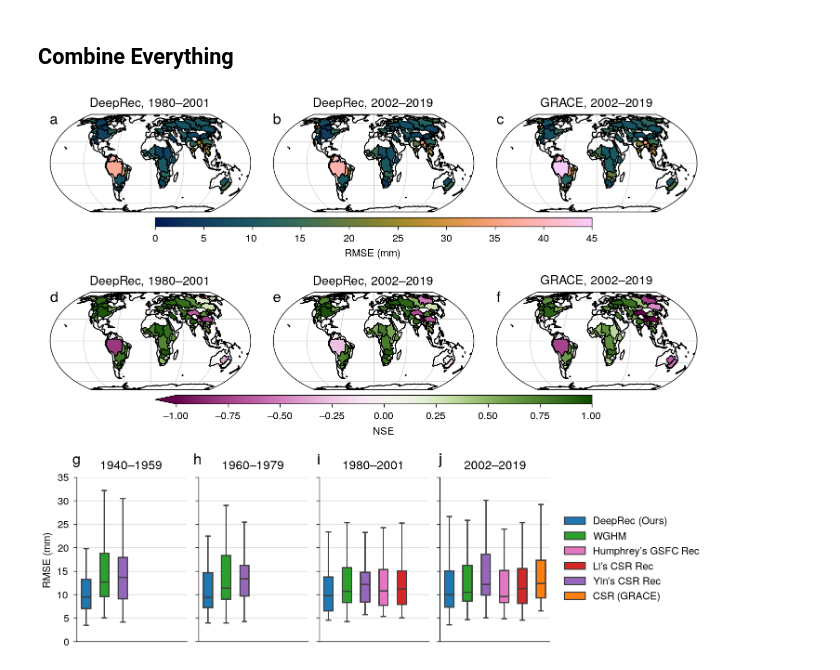
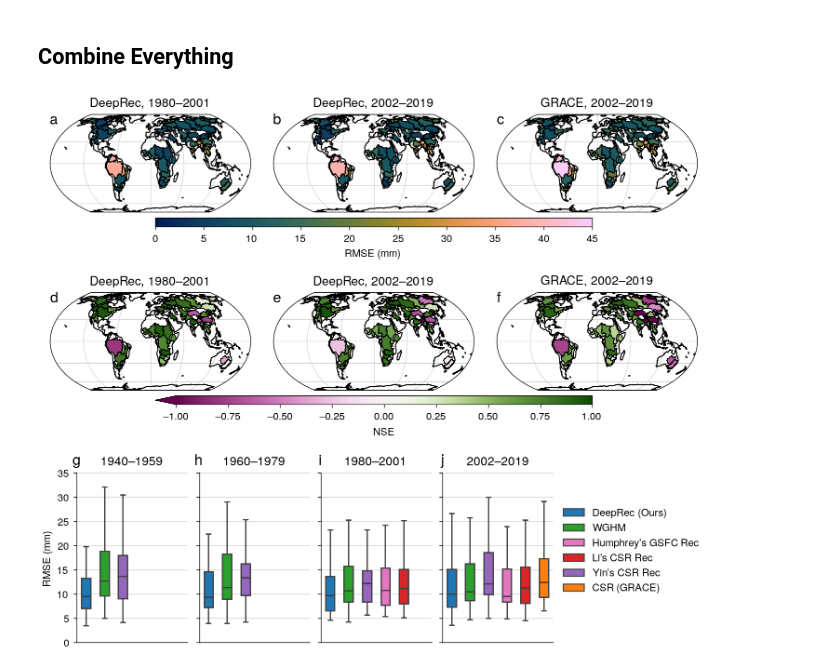
Before and after one commit to lqgentner/deeprec, a Jupyter notebook: notebooks/21-paper-plots/water-budget-closure.ipynb, the cells around one changed output. Drawn from its saved outputs; the diff is of its cells as text; code cells hidden in the pictures.

Commit message:
Water budget plot: Small changes on legend generation

```diff
--- a/notebooks/21-paper-plots/water-budget-closure.ipynb
+++ b/notebooks/21-paper-plots/water-budget-closure.ipynb
@@ -427,6 +427,9 @@ subfigs = fig.subfigures(nrows=3, hspace=0.05, height_ratios=[1, 1, 1.2])
 axs_rmse = subfigs[0].subplots(1, 3, subplot_kw={"projection": ccrs.EqualEarth()})
 axs_nse = subfigs[1].subplots(1, 3, subplot_kw={"projection": ccrs.EqualEarth()})
 axs_box = subfigs[2].subplots(1, 4, sharex=True, sharey=True)
+
+
+### MAP PLOTS ###
 
 axs_geo = [*axs_rmse, *axs_nse]
 
@@ -462,7 +465,9 @@ for ax in axs_geo:
 subfigs[0].colorbar(p_rmse, ax=axs_rmse, label="RMSE (mm)", **rmse_cbar_kwargs)
 subfigs[0].colorbar(p_nse, ax=axs_nse, label="NSE", **nse_cbar_kwargs)
 
-# Boxplots
+
+### BOXPLOTS ###
+
 locator = ticker.MultipleLocator(10)
 
 # Iterate over different time periods
@@ -478,42 +483,43 @@ for ax, period, df_error in zip(axs_box, TIME_PERIODS, df_errors):
         width=0.5,
         saturation=1,
         ax=ax,
+        legend=True if period == ("2002", "2019") else False,
     )
     ax.yaxis.grid()
     ax.set(ylabel="RMSE (mm)", xlabel=None)
     ax.set_title(period[0] + "--" + period[1])
     ax.xaxis.set_visible(False)
 
 axs_box[0].set(ylim=(0, 35))
 
-for ax in axs_box[:3]:
-    ax.legend().remove()
-legend_ = axs_box[3].legend(loc="center left", bbox_to_anchor=(1.05, 0.5))
-for text in legend_.texts:
+# Move legend outside the axes
+leg = subfigs[2].legend(loc="outside right")
+for text in leg.texts:
     text.set_text(vars_verbose[text.get_text()])
+axs_box[-1].legend().remove()
 
+### LETTERS ###
 
-# Add letters
 for n, ax in enumerate(axs_geo):
     ax.text(
         0.0,
         1.0 - 0.10,
         string.ascii_lowercase[n],
         transform=ax.transAxes,
         size="x-large",
         weight="bold",
     )
 for n, ax in enumerate(axs_box):
     ax.text(
         0.0,
-        1.0 + 0.08,
+        1.0 + 0.05,
         string.ascii_lowercase[n + len(axs_geo)],
         ha="center",
         transform=ax.transAxes,
         size="x-large",
         weight="bold",
     )
 
 fig.savefig(FIGURE_DIR / "bdgt_closure.pdf", backend="pgf")
 # %% [output]
-[figure, old version]
+[figure, new version]
```
Also changed, not shown: 1 other file.
